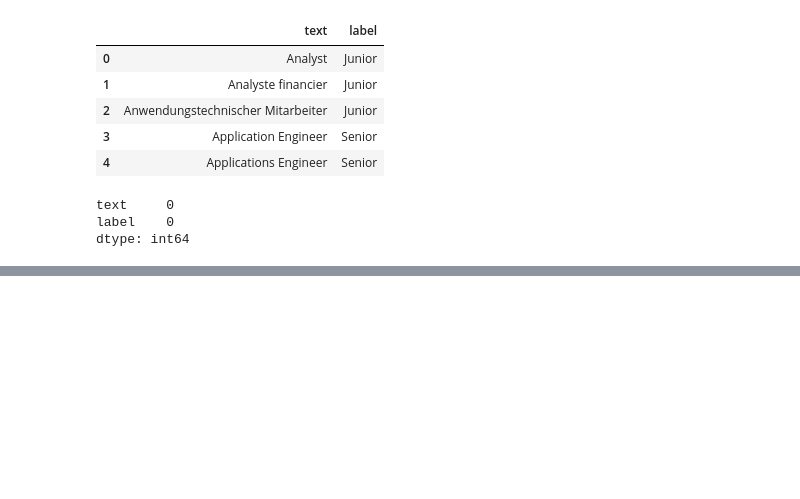
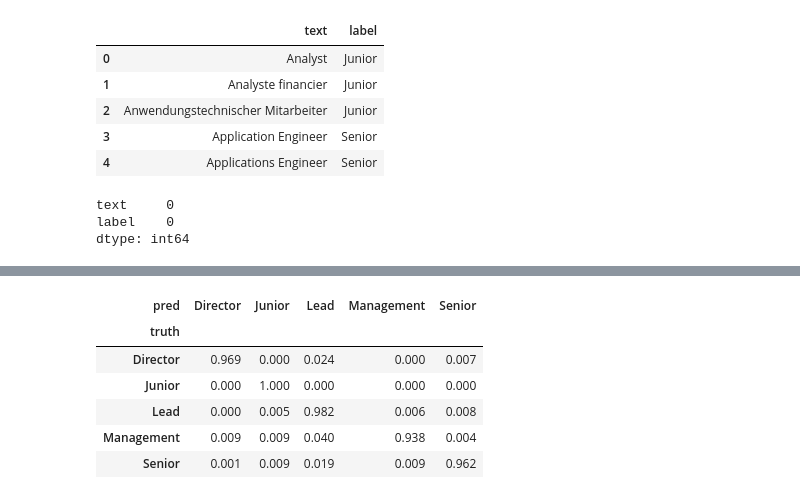
Before and after one commit to LennartRedlich/Capstone-Project-, a Jupyter notebook: src/notebooks/TF-IDF_logreg_seniority.ipynb, the cells around one changed output, grey strips where cells are left out. Drawn from its saved outputs; the diff is of its cells as text; code cells hidden in the pictures; blank space fills up the shorter version.

```diff
--- a/src/notebooks/TF-IDF_logreg_seniority.ipynb
+++ b/src/notebooks/TF-IDF_logreg_seniority.ipynb
@@ -29,0 +57,26 @@ dtype: int64
+# %%
+from sklearn.feature_extraction.text import TfidfVectorizer
+from sklearn.linear_model import LogisticRegression
+from sklearn.pipeline import Pipeline
+
+pipe = Pipeline([
+    (
+        "tfidf",
+        TfidfVectorizer(
+            ngram_range=(1, 2),   # Unigrams + Bigrams
+            min_df=2,             # Wörter müssen mind. 2x vorkommen
+            max_df=0.9,           # sehr häufige Wörter ignorieren
+            lowercase=True
+        )
+    ),
+    (
+        "clf",
+        LogisticRegression(
+            max_iter=1000,
+            n_jobs=-1,
+            class_weight="balanced"  # wichtig wegen Lead/Director
+        )
+    )
+])
+# %%
+pipe.fit(X_train, y_train)
@@ -29,0 +89,2 @@ dtype: int64
+# %%
+y_pred = pipe.predict(X_test)
@@ -29,0 +107,20 @@ dtype: int64
+# %%
+import pandas as pd
+
+cm = pd.crosstab(
+    y_test,
+    y_pred,
+    rownames=["truth"],
+    colnames=["pred"],
+    normalize="index"
+).round(3)
+
+cm
+# %% [output]
+| pred | Director | Junior | Lead | Management | Senior |
+| truth |  |  |  |  |  |
+| Director | 0.969 | 0.000 | 0.024 | 0.000 | 0.007 |
+| Junior | 0.000 | 1.000 | 0.000 | 0.000 | 0.000 |
+| Lead | 0.000 | 0.005 | 0.982 | 0.006 | 0.008 |
+| Management | 0.009 | 0.009 | 0.040 | 0.938 | 0.004 |
+| Senior | 0.001 | 0.009 | 0.019 | 0.009 | 0.962 |
```
Also changed, not shown: parts of 13 cells of this notebook.
